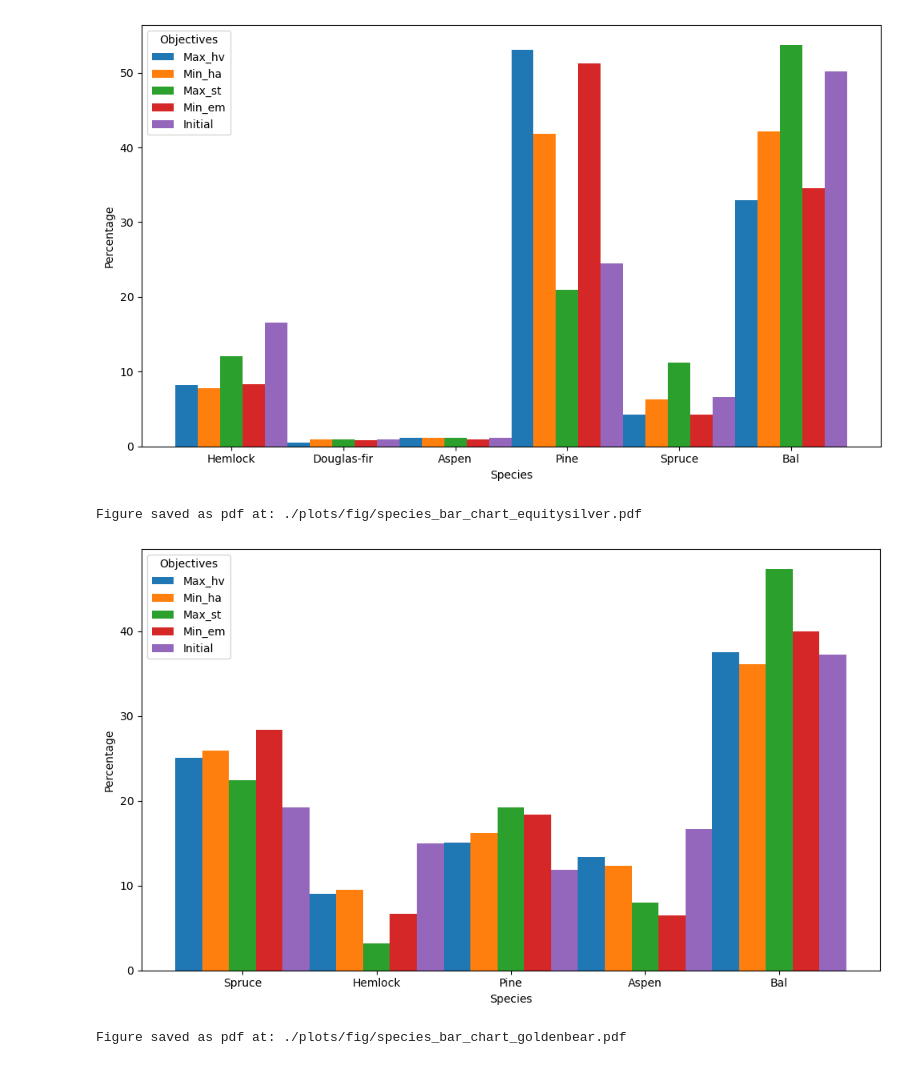
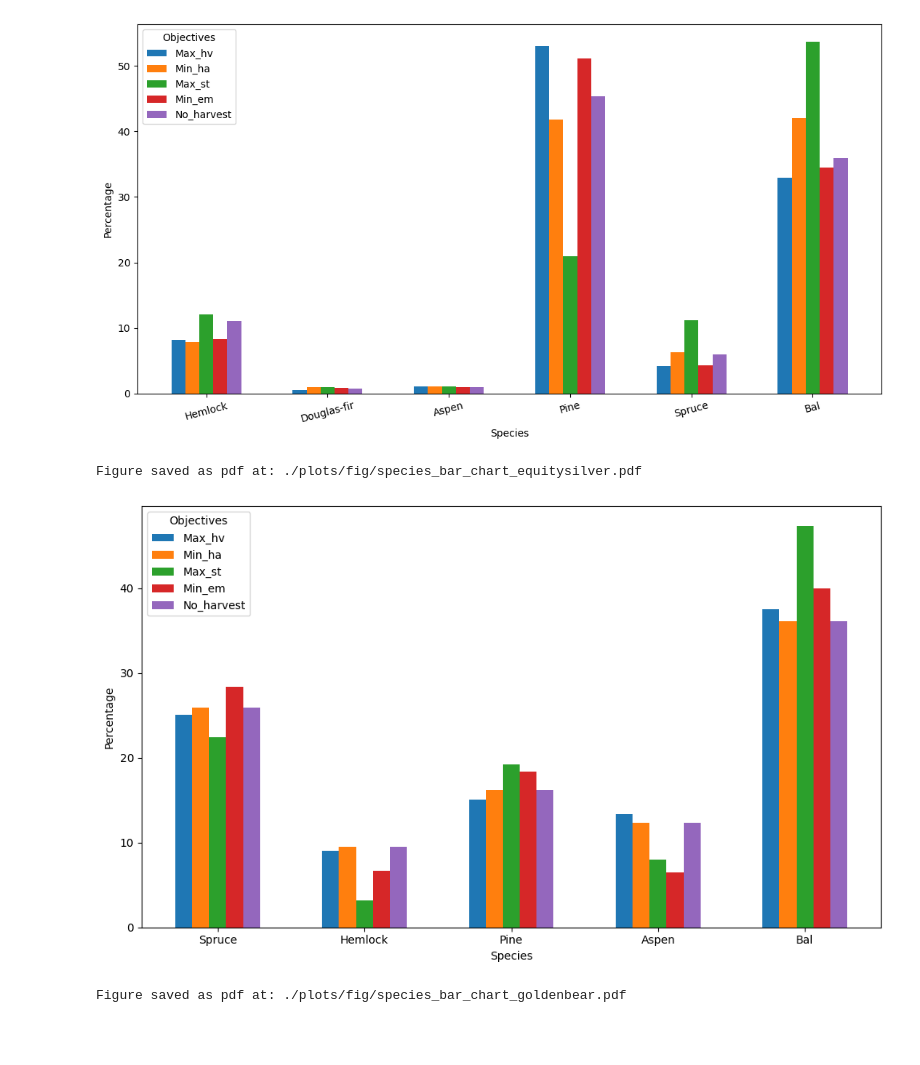
Before and after one commit to UBC-FRESH/nbds_mining, a Jupyter notebook: plot_species_objectives.ipynb, the cells around one changed output. Saved outputs shown, nothing was run; the diff lists cells and outputs as text; code cells hidden in the pictures; blank space fills up the shorter version.

Commit message:
update plots

```diff
--- a/plot_species_objectives.ipynb
+++ b/plot_species_objectives.ipynb
@@ -6,46 +6,51 @@ import numpy as np
 
 # Data for different objectives
 labels = ['Hemlock', 'Douglas-fir', 'Aspen', 'Pine', 'Spruce', 'Bal']
-sizes_initial = [16.6, 0.9, 1.2, 24.5, 6.6, 50.2]
+sizes_no_harvest = [11.1, 0.7, 1, 45.4, 5.9, 35.9]
 sizes_max_hv = [8.2, 0.5, 1.1, 53.1, 4.2, 32.9]
 sizes_min_ha = [7.8, 0.9, 1.1, 41.8, 6.3, 42.1]
 sizes_max_st = [12.1, 0.9, 1.1, 21, 11.2, 53.7]
 sizes_min_em = [8.3, 0.8, 0.9, 51.2, 4.3, 34.5]
 
 # Grouped bar chart data
-objectives = ['Max_hv', 'Min_ha', 'Max_st', 'Min_em', 'Initial']
-data = [sizes_max_hv, sizes_min_ha, sizes_max_st, sizes_min_em, sizes_initial ]
+objectives = ['Max_hv', 'Min_ha', 'Max_st', 'Min_em', 'No_harvest']
+data = [sizes_max_hv, sizes_min_ha, sizes_max_st, sizes_min_em, sizes_no_harvest]
 data = np.array(data).T
 
 # Directory to save the pdf file
 output_dir = './plots/fig'
 os.makedirs(output_dir, exist_ok=True)
 output_file = os.path.join(output_dir, 'species_bar_chart_equitysilver.pdf')
 
+# Set spacing multiplier
+n_species = len(labels)
+n_objectives = len(objectives)
+bar_width = 0.15
+group_spacing = 1.3  # Adjust for more/less space between groups
+
+# Create spaced x positions
+x = np.arange(n_species) * group_spacing
+
 # Create bar chart
-x = np.arange(len(labels))  # the label locations
-width = 0.2  # the width of the bars
-
-fig, ax = plt.subplots(figsize=(10, 6))
+fig, ax = plt.subplots(figsize=(11, 6))
 for i, objective in enumerate(objectives):
-    ax.bar(x + i * width, data[:, i], width, label=objective)
+    ax.bar(x + i * bar_width, data[:, i], bar_width, label=objective)
 
 # Add labels, title, and legend
 ax.set_xlabel('Species')
 ax.set_ylabel('Percentage')
-# ax.set_title('Percentage of Species Under Different Objectives')
-ax.set_xticks(x + width * (len(objectives) - 1) / 2)
-ax.set_xticklabels(labels)
+ax.set_xticks(x + bar_width * (n_objectives - 1) / 2)
+ax.set_xticklabels(labels, rotation=15)  # Added rotation for readability
 ax.legend(title="Objectives")
 
 # Adjust layout and save
 plt.tight_layout()
 plt.savefig(output_file, format='pdf')
 plt.show()
 
 print(f"Figure saved as pdf at: {output_file}")
 # %% [output]
-[figure, old version]
+[figure, new version]
 Figure saved as pdf at: ./plots/fig/species_bar_chart_equitysilver.pdf
 # %%
 # Golden Bear Baseline Scenario
@@ -55,15 +60,15 @@ import numpy as np
 
 # Data for different objectives
 labels = ['Spruce', 'Hemlock', 'Pine', 'Aspen', 'Bal']
-sizes_initial = [19.2, 15.0, 11.9, 16.7, 37.2]
+sizes_no_harvest = [25.9, 9.5, 16.2, 12.3, 36.1]
 sizes_max_hv = [25.1, 9.0, 15.1, 13.4, 37.5]
 sizes_min_ha = [25.9, 9.5, 16.2, 12.3, 36.1]
 sizes_max_st = [22.4, 3.2, 19.2, 8, 47.3]
 sizes_min_em = [28.4, 6.7, 18.4, 6.5, 40.0]
 
 # Grouped bar chart data
-objectives = ['Max_hv', 'Min_ha', 'Max_st', 'Min_em', 'Initial']
-data = [sizes_max_hv, sizes_min_ha, sizes_max_st, sizes_min_em, sizes_initial ]
+objectives = ['Max_hv', 'Min_ha', 'Max_st', 'Min_em', 'No_harvest']
+data = [sizes_max_hv, sizes_min_ha, sizes_max_st, sizes_min_em, sizes_no_harvest]
 data = np.array(data).T
 
 # Directory to save the pdf file
@@ -71,19 +76,24 @@ output_dir = './plots/fig'
 os.makedirs(output_dir, exist_ok=True)
 output_file = os.path.join(output_dir, 'species_bar_chart_goldenbear.pdf')
 
+# Set spacing multiplier
+n_species = len(labels)
+n_objectives = len(objectives)
+bar_width = 0.15
+group_spacing = 1.3  # Adjust this value to increase space between species
+
+# Create spaced x positions
+x = np.arange(n_species) * group_spacing
+
 # Create bar chart
-x = np.arange(len(labels))  # the label locations
-width = 0.2  # the width of the bars
-
 fig, ax = plt.subplots(figsize=(10, 6))
 for i, objective in enumerate(objectives):
-    ax.bar(x + i * width, data[:, i], width, label=objective)
+    ax.bar(x + i * bar_width, data[:, i], bar_width, label=objective)
 
 # Add labels, title, and legend
 ax.set_xlabel('Species')
 ax.set_ylabel('Percentage')
-# ax.set_title('Percentage of Species Under Different Objectives')
-ax.set_xticks(x + width * (len(objectives) - 1) / 2)
+ax.set_xticks(x + bar_width * (n_objectives - 1) / 2)
 ax.set_xticklabels(labels)
 ax.legend(title="Objectives")
 
@@ -94,6 +104,6 @@ plt.show()
 
 print(f"Figure saved as pdf at: {output_file}")
 # %% [output]
-[figure, old version]
+[figure, new version]
 Figure saved as pdf at: ./plots/fig/species_bar_chart_goldenbear.pdf
 # %%
```
Also changed, not shown: parts of 1 cell of this notebook, 24 other files.
